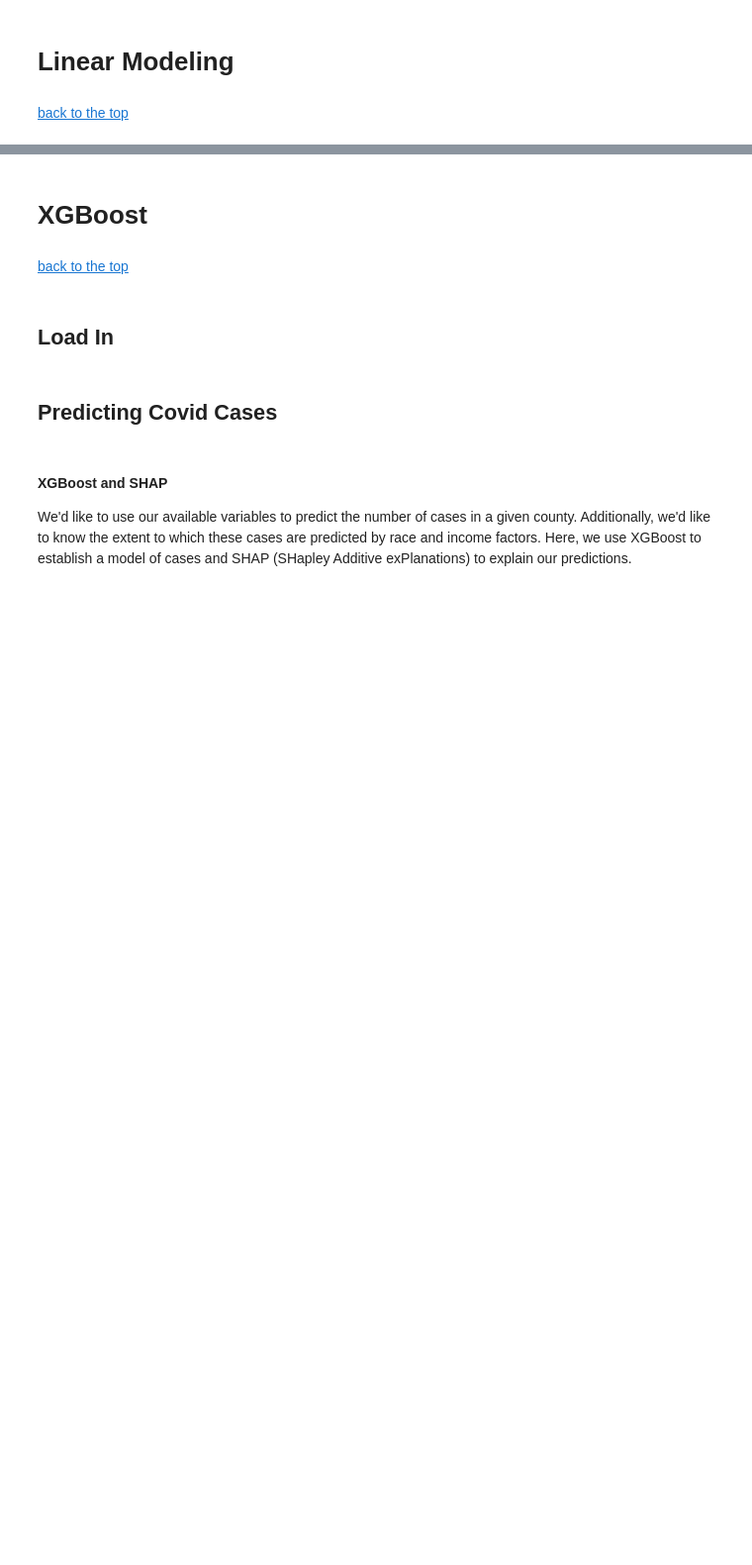
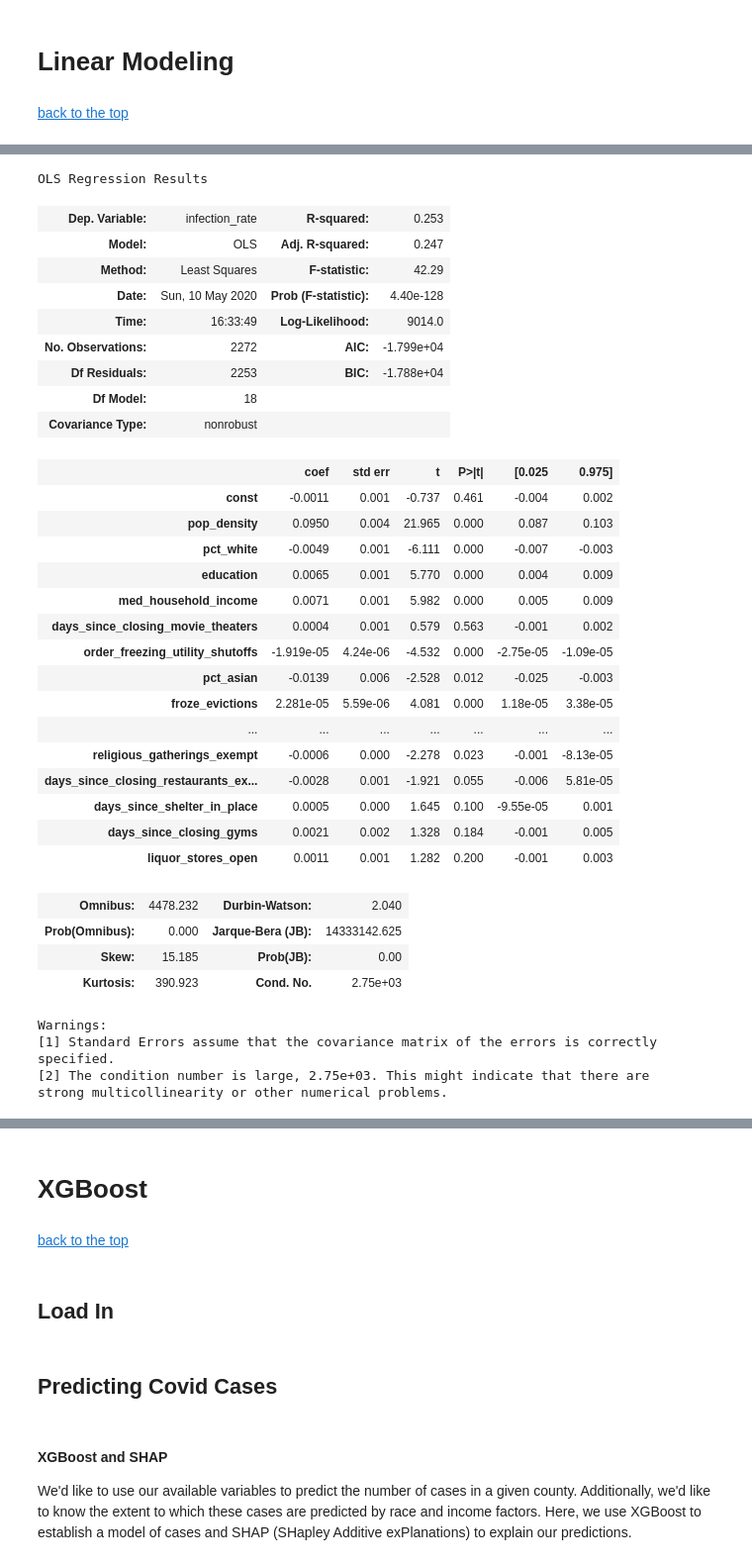
Before and after one commit to jluby/cs109_airpred, a Jupyter notebook: submission.ipynb, the cells around one changed output, grey strips where cells are left out. Shown at 99% size. Saved outputs shown, nothing was run; the diff lists cells and outputs as text; code cells hidden in the pictures; blank space fills up the shorter version.

```diff
--- a/submission.ipynb
+++ b/submission.ipynb
@@ -588,0 +800,60 @@ main_df.to_csv('data/main.csv', index=False)
+# %%
+# initialize lists
+ffs_models = []
+ffs_train_scores = []
+ffs_test_scores = []
+
+# for each response:
+for i in range(len(responses)):
+
+    # fit model
+    ffs_model = forward_feature_selection(X_train, y_train[responses[i]])
+    ffs_models.append(ffs_model)
+
+    # predict on train and test
+    ffs_train_predict = ffs_model.predict(X_train_const[list(ffs_model.params.index)])
+    ffs_test_predict = ffs_model.predict(X_test_const[list(ffs_model.params.index)])
+
+    # get mse
+    ffs_train_score = metrics.mean_squared_error(y_train[responses[i]], ffs_train_predict)
+    ffs_test_score = metrics.mean_squared_error(y_test[responses[i]], ffs_test_predict)
+
+    ffs_train_scores.append(ffs_train_score)
+    ffs_test_scores.append(ffs_test_score)
+# %%
+ffs_models[0].summary()
+# %% [output]
+OLS Regression Results
+| Dep. Variable: | infection_rate | R-squared: | 0.253 |
+| Model: | OLS | Adj. R-squared: | 0.247 |
+| Method: | Least Squares | F-statistic: | 42.29 |
+| Date: | Sun, 10 May 2020 | Prob (F-statistic): | 4.40e-128 |
+| Time: | 16:33:49 | Log-Likelihood: | 9014.0 |
+| No. Observations: | 2272 | AIC: | -1.799e+04 |
+| Df Residuals: | 2253 | BIC: | -1.788e+04 |
+| Df Model: | 18 |  |  |
+| Covariance Type: | nonrobust |  |  |
+|  | coef | std err | t | P>|t| | [0.025 | 0.975] |
+| const | -0.0011 | 0.001 | -0.737 | 0.461 | -0.004 | 0.002 |
+| pop_density | 0.0950 | 0.004 | 21.965 | 0.000 | 0.087 | 0.103 |
+| pct_white | -0.0049 | 0.001 | -6.111 | 0.000 | -0.007 | -0.003 |
+| education | 0.0065 | 0.001 | 5.770 | 0.000 | 0.004 | 0.009 |
+| med_household_income | 0.0071 | 0.001 | 5.982 | 0.000 | 0.005 | 0.009 |
+| days_since_closing_movie_theaters | 0.0004 | 0.001 | 0.579 | 0.563 | -0.001 | 0.002 |
+| order_freezing_utility_shutoffs | -1.919e-05 | 4.24e-06 | -4.532 | 0.000 | -2.75e-05 | -1.09e-05 |
+| pct_asian | -0.0139 | 0.006 | -2.528 | 0.012 | -0.025 | -0.003 |
+| froze_evictions | 2.281e-05 | 5.59e-06 | 4.081 | 0.000 | 1.18e-05 | 3.38e-05 |
+| ... | ... | ... | ... | ... | ... | ... |
+| religious_gatherings_exempt | -0.0006 | 0.000 | -2.278 | 0.023 | -0.001 | -8.13e-05 |
+| days_since_closing_restaurants_ex... | -0.0028 | 0.001 | -1.921 | 0.055 | -0.006 | 5.81e-05 |
+| days_since_shelter_in_place | 0.0005 | 0.000 | 1.645 | 0.100 | -9.55e-05 | 0.001 |
+| days_since_closing_gyms | 0.0021 | 0.002 | 1.328 | 0.184 | -0.001 | 0.005 |
+| liquor_stores_open | 0.0011 | 0.001 | 1.282 | 0.200 | -0.001 | 0.003 |
+| Omnibus: | 4478.232 | Durbin-Watson: | 2.040 |
+| Prob(Omnibus): | 0.000 | Jarque-Bera (JB): | 14333142.625 |
+| Skew: | 15.185 | Prob(JB): | 0.00 |
+| Kurtosis: | 390.923 | Cond. No. | 2.75e+03 |
+Warnings:
+[1] Standard Errors assume that the covariance matrix of the errors is correctly specified.
+[2] The condition number is large, 2.75e+03. This might indicate that there are
+strong multicollinearity or other numerical problems.
```
Also changed, not shown: parts of 21 cells of this notebook.
